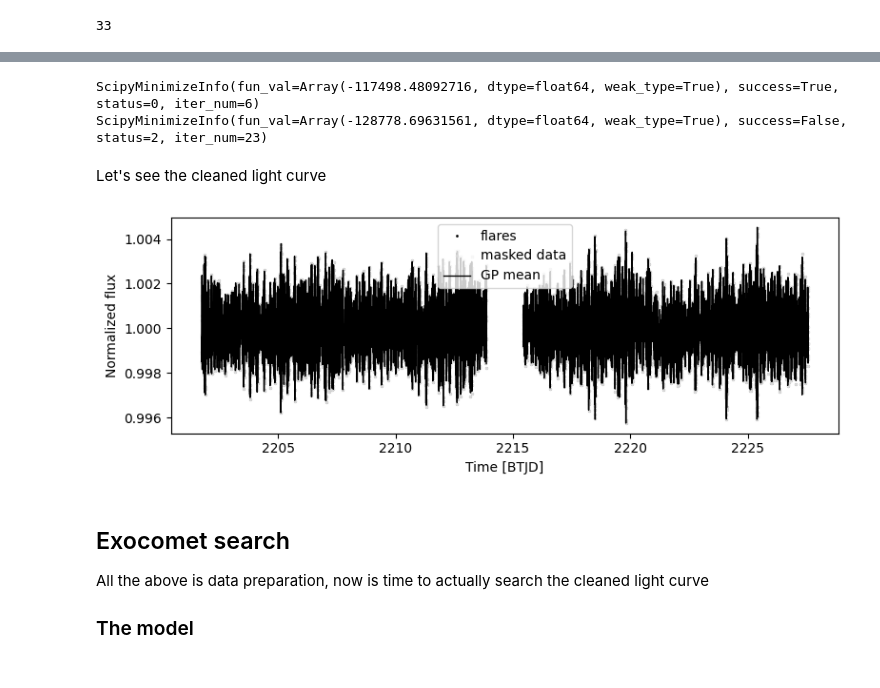
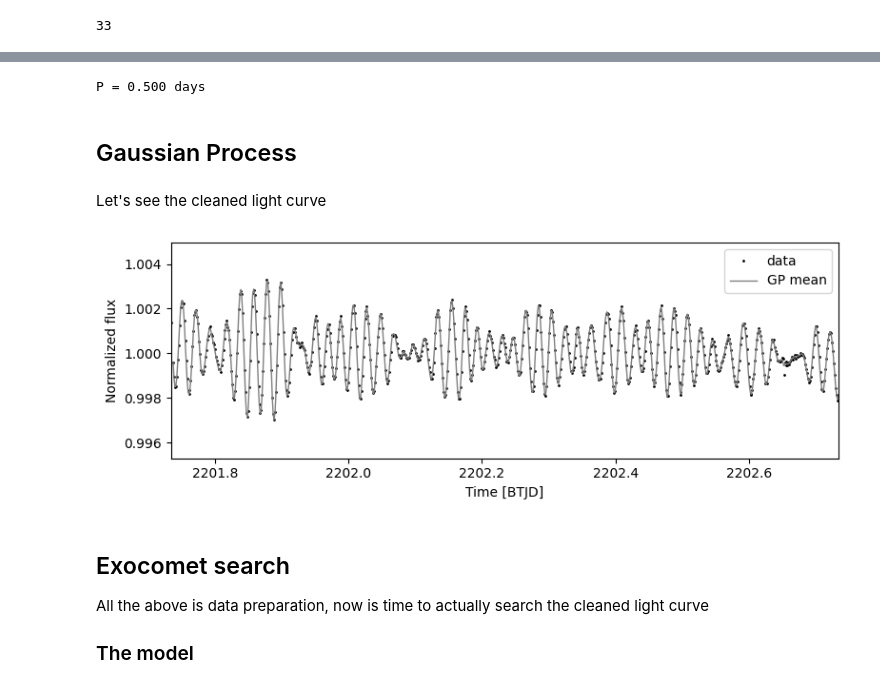
Before and after one commit to lgrcia/nuance, a Jupyter notebook: docs/notebooks/tutorials/exocomet.ipynb, the cells around one changed output, grey strips where cells are left out. Saved outputs shown, nothing was run; the diff lists cells and outputs as text; code cells hidden in the pictures.

```diff
--- a/docs/notebooks/tutorials/exocomet.ipynb
+++ b/docs/notebooks/tutorials/exocomet.ipynb
@@ -49 +46,20 @@ plt.plot(time, flux, ".", c="k", ms=0.5)
+# %%
+def rotation_period(time, flux):
+    """rotation period based on LS periodogram"""
+    from astropy.timeseries import LombScargle
+
+    ls = LombScargle(time, flux)
+    frequency, power = ls.autopower(
+        minimum_frequency=1 / 10, maximum_frequency=1 / 0.01
+    )
+    period = 1 / frequency[np.argmax(power)]
+    return period
+
+
+period = 0.5  # rotation_period(time, flux)
+print(f"P = {period:.3f} days")
+# %% [output]
+P = 0.500 days
+# %% [markdown]
+## Gaussian Process
 # %%
@@ -93,26 +90,0 @@ def rotation(period=None, error=None, long_scale=0.2):
-# %%
-import jax
-
-jax.config.update("jax_enable_x64", True)
-
-from nuance import Nuance
-
-# rotation period from literature or Lomb-Scargle
-star_period = 0.5
-
-# building a Nuance object
-nu = Nuance(time, flux, error.mean())
-
-# building the default rotation GP (provided by Nuance)
-build_gp, init = rotation(star_period, error.mean(), long_scale=1)
-optimize, mu, nll = nu.gp_optimization(build_gp)
-
-# optimization
-gp_params = optimize(init, ["log_sigma", "log_short_sigma", "log_long_sigma"])
-gp_params = optimize(gp_params)
-
-gp = build_gp(gp_params, time)
-nu = Nuance(time, flux, gp=gp)
-# %% [output]
-ScipyMinimizeInfo(fun_val=Array(-117498.48092716, dtype=float64, weak_type=True), success=True, status=0, iter_num=6)
-ScipyMinimizeInfo(fun_val=Array(-128778.69631561, dtype=float64, weak_type=True), success=False, status=2, iter_num=23)
@@ -121,32 +91,41 @@ nu_cleaned = nu.copy()
+# %%
+from nuance.utils import minimize
+from nuance.core import gp_model
+
+mu, nll = gp_model(time, flux, build_gp)
+
+# optimization
+gp_params = minimize(nll, initial_params, ["log_sigma"])
+gp_params = minimize(nll, gp_params)
 # %% [markdown]
 Let's see the cleaned light curve
 # %%
 import matplotlib.pyplot as plt
 
 plt.figure(figsize=(8, 3))
-plt.plot(nu.time, nu.flux, ".", c="k", ms=2, label="flares")
-plt.plot(nu_cleaned.time, nu_cleaned.flux, ".", c="0.85", ms=3, label="masked data")
+plt.plot(time, flux, ".", c="k", ms=2, label="data")
 
-gp_mean = nu_cleaned.mu(None)
+gp_mean = mu(gp_params)
 split_idxs = [
     0,
     *np.flatnonzero(np.diff(time) > 10 / 60 / 24),
     len(time),
 ]
 
 _ = True
 for i in range(len(split_idxs) - 1):
-    x = nu_cleaned.time[split_idxs[i] + 1 : split_idxs[i + 1]]
+    x = time[split_idxs[i] + 1 : split_idxs[i + 1]]
     y = gp_mean[split_idxs[i] + 1 : split_idxs[i + 1]]
-    plt.plot(x, y, "k", label="GP mean" if _ else None, lw=1)
+    plt.plot(x, y, "0.5", label="GP mean" if _ else None, lw=1)
     _ = False
 
 plt.xlabel("Time [BTJD]")
 plt.ylabel("Normalized flux")
 plt.legend()
 plt.tight_layout()
+_ = plt.xlim(time.min(), time.min() + 1)
 # %% [output]
-[figure, old version]
+[figure, new version]
 # %% [markdown]
 ## Exocomet search
 
```
Also changed, not shown: parts of 9 cells of this notebook, 6 other files.
